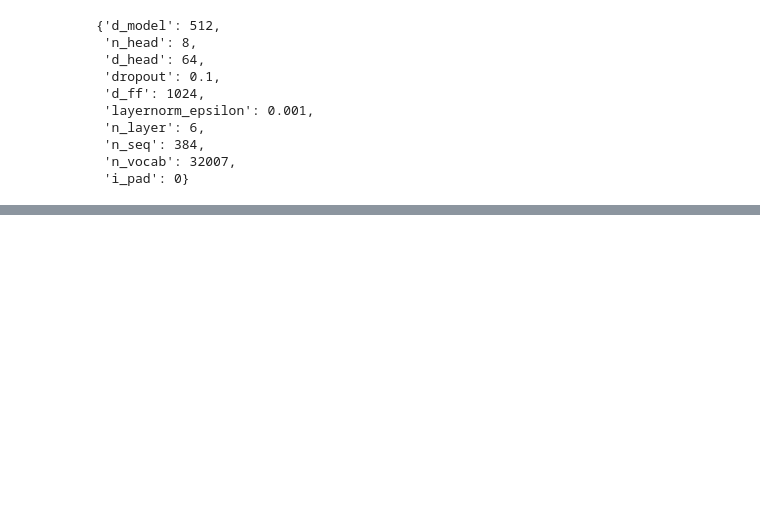
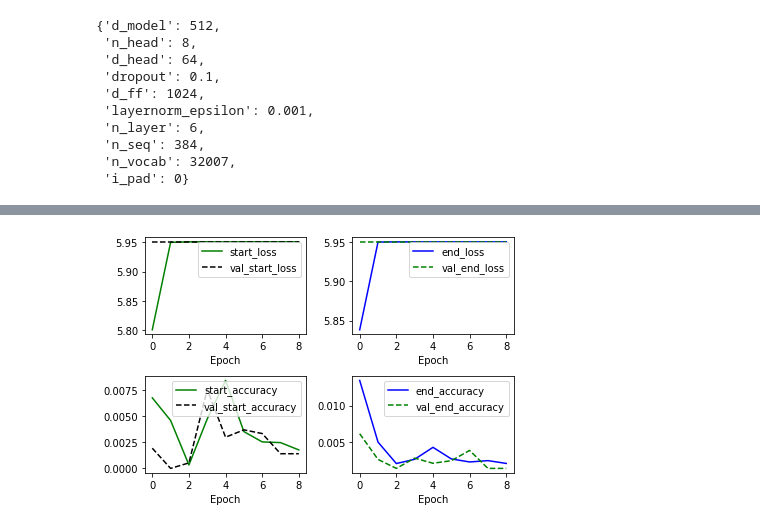
Before and after one commit to seungmiya13/LMS-Exploration, a Jupyter notebook: E17/bert_pretrained.ipynb, the cells around one changed output, grey strips where cells are left out. Cells and saved outputs as stored; diff of their text form; code cells hidden in the pictures; blank space fills up the shorter version.

```diff
--- a/E17/bert_pretrained.ipynb
+++ b/E17/bert_pretrained.ipynb
@@ -632,0 +963,32 @@ early stopping
+# %%
+# BERT - training result
+#plt.figure(figsize=(16, 4))
+
+plt.subplot(2, 2, 1)
+plt.plot(start_loss_list, 'g-', label='start_loss')
+plt.plot(val_start_loss_list, 'k--', label='val_start_loss')
+plt.xlabel('Epoch')
+plt.legend()
+
+plt.subplot(2, 2, 2)
+plt.plot(end_loss_list, 'b-', label='end_loss')
+plt.plot(val_end_loss_list, 'g--', label='val_end_loss')
+plt.xlabel('Epoch')
+plt.legend()
+
+plt.subplot(2, 2, 3)
+plt.plot(start_acc_list, 'g-', label='start_accuracy')
+plt.plot(val_start_acc_list, 'k--', label='val_start_accuracy')
+plt.xlabel('Epoch')
+plt.legend()
+
+plt.subplot(2, 2, 4)
+plt.plot(end_acc_list, 'b-', label='end_accuracy')
+plt.plot(val_end_acc_list, 'g--', label='val_end_accuracy')
+plt.xlabel('Epoch')
+plt.legend()
+
+plt.tight_layout()
+plt.show()
+# %% [output]
+[figure, added]
```
Also changed, not shown: parts of 28 cells of this notebook.
